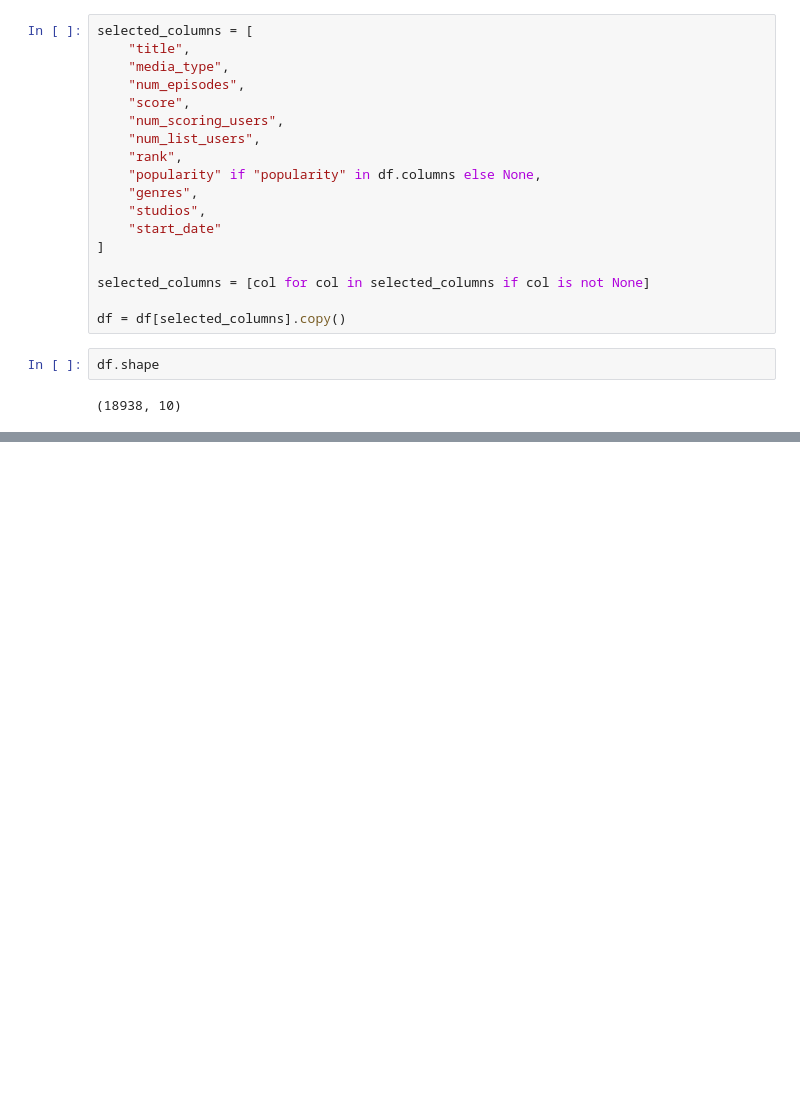
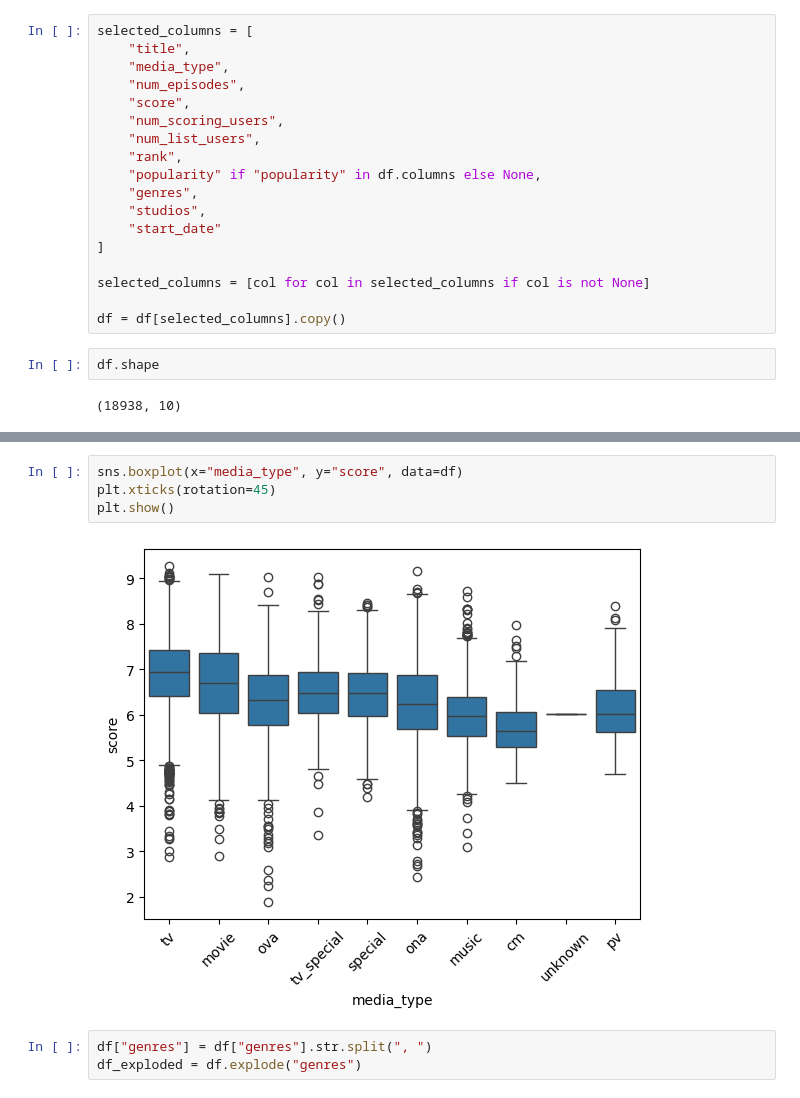
Before and after one commit to futabarentarou/Anime-final-project, a Jupyter notebook: data/Finalproject.ipynb, the cells around one changed output, grey strips where cells are left out. Cells and saved outputs as stored; diff of their text form; blank space fills up the shorter version.

```diff
--- a/data/Finalproject.ipynb
+++ b/data/Finalproject.ipynb
@@ -166,0 +137,9 @@ df.shape
+# %%
+sns.boxplot(x="media_type", y="score", data=df)
+plt.xticks(rotation=45)
+plt.show()
+# %% [output]
+[figure, added]
+# %%
+df["genres"] = df["genres"].str.split(", ")
+df_exploded = df.explode("genres")
```
Also changed, not shown: parts of 18 cells of this notebook.
